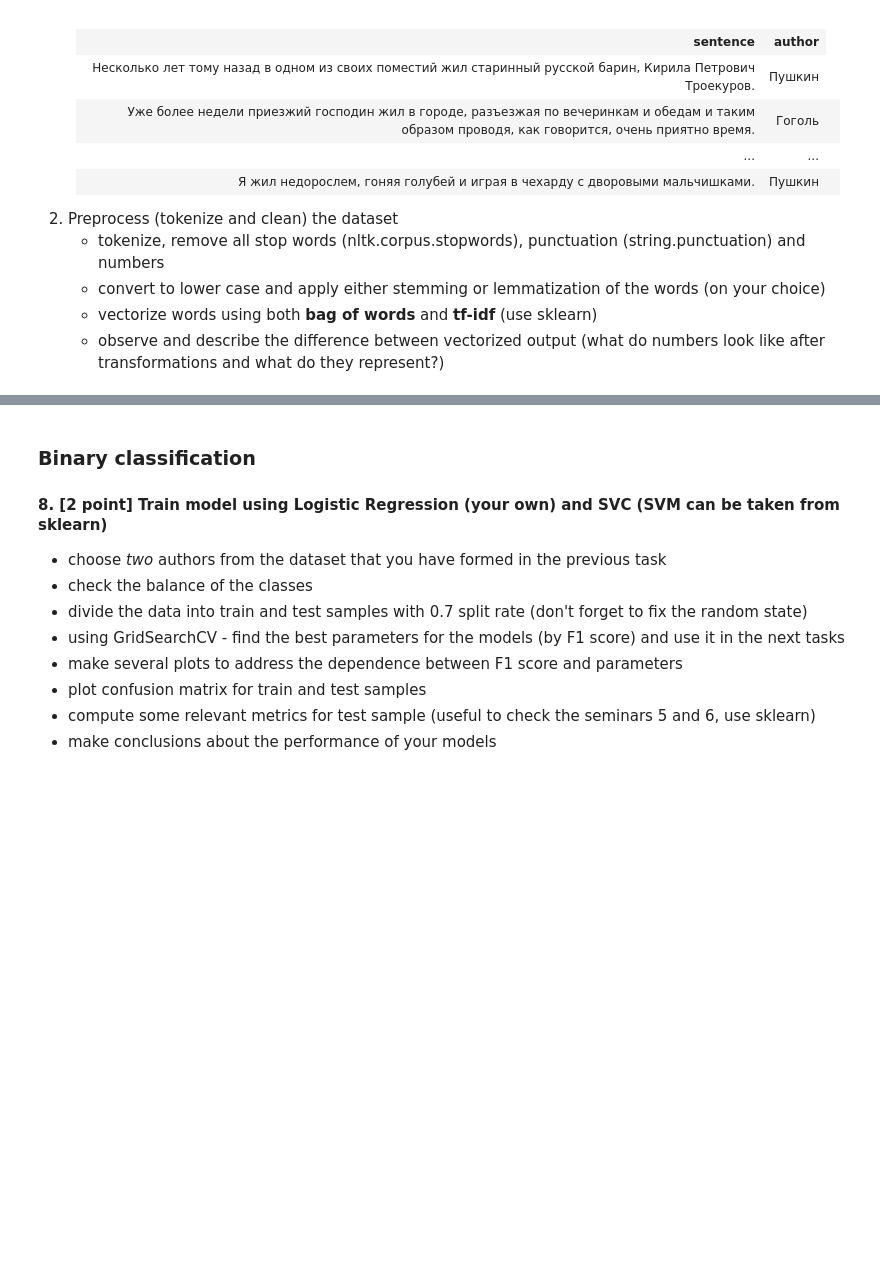
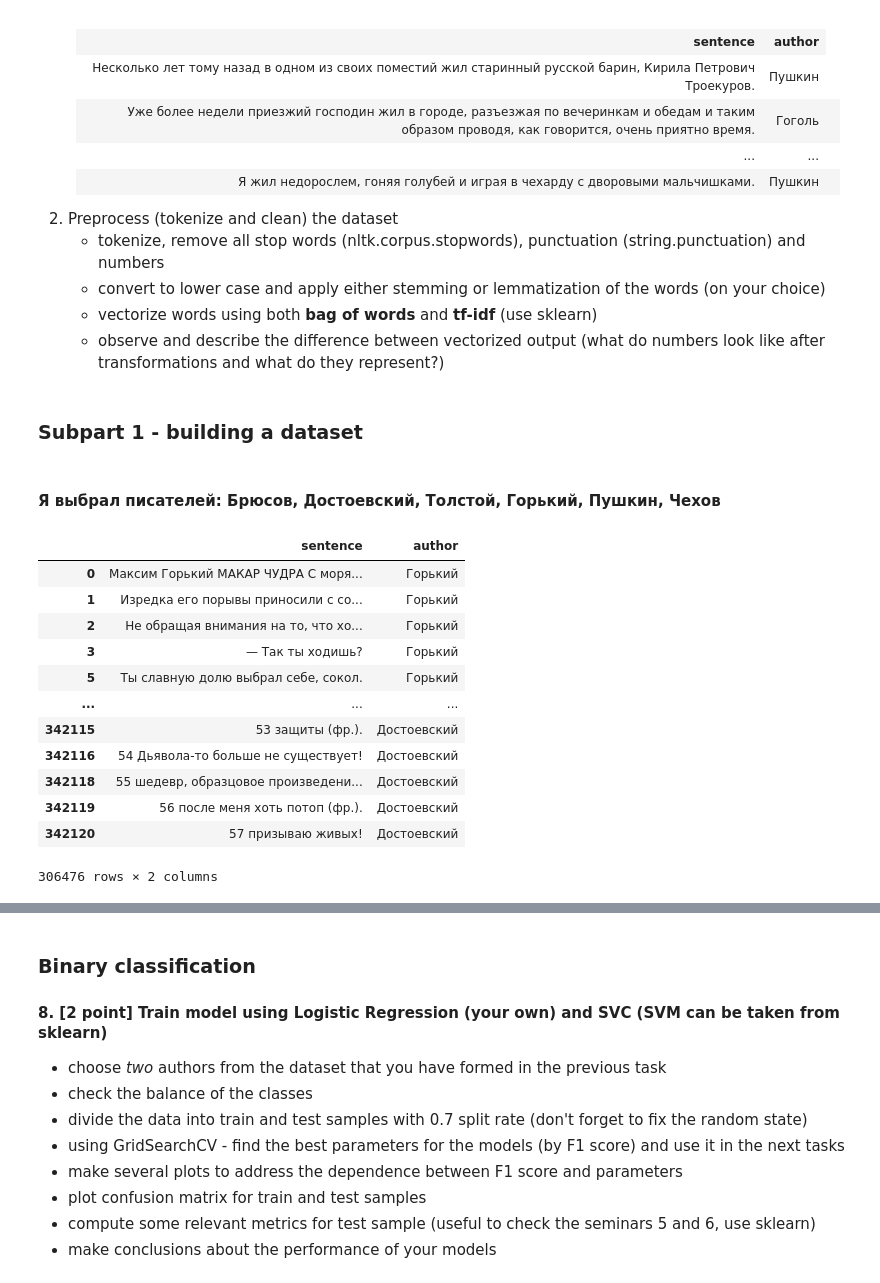
Before and after one commit to ProbablyDead/ml_hse_hw, a Jupyter notebook: hw3/HW3_v8.ipynb, the cells around one changed output, grey strips where cells are left out. Cells and saved outputs as stored; diff of their text form; code cells hidden in the pictures; blank space fills up the shorter version.

```diff
--- a/hw3/HW3_v8.ipynb
+++ b/hw3/HW3_v8.ipynb
@@ -229,0 +291,41 @@ We are going to form a dataset that we will use in the following tasks for binar
+# %% [markdown]
+### **Subpart 1** - building a dataset
+# %% [markdown]
+#### Я выбрал писателей: Брюсов, Достоевский, Толстой, Горький, Пушкин, Чехов
+# %%
+proportion = [5000, 15000, 8000, 11000, 20000, 3000]
+proportion.sort(reverse=True)
+path_to_dataset = './dataset'
+max_len = 15
+# %%
+import os, re, nltk
+
+def get_dataset(path):
+    tokenizer = nltk.PunktSentenceTokenizer()
+    dataset = []
+    for dir in os.listdir(path):
+        cur_dir = os.path.join(path, dir)
+        if os.path.isdir(cur_dir):
+            for file in os.listdir(cur_dir):
+                with open(os.path.join(cur_dir, file), encoding='utf8') as f:
+                    dataset += [ (sentence, dir) for sentence in tokenizer.tokenize(f.read().replace('\n', ' ')) ]
+
+    return pd.DataFrame(dataset, columns=['sentence', 'author'])
+# %%
+data = get_dataset(path_to_dataset)
+data = data[data.sentence.str.len() - 1 >= max_len]  # Я не беру в расчет знак препинания в конце предложения
+data
+# %% [output]
+|  | sentence | author |
+| 0 | Максим Горький МАКАР ЧУДРА С моря... | Горький |
+| 1 | Изредка его порывы приносили с со... | Горький |
+| 2 | Не обращая внимания на то, что хо... | Горький |
+| 3 | — Так ты ходишь? | Горький |
+| 5 | Ты славную долю выбрал себе, сокол. | Горький |
+| ... | ... | ... |
+| 342115 | 53 защиты (фр.). | Достоевский |
+| 342116 | 54 Дьявола-то больше не существует! | Достоевский |
+| 342118 | 55 шедевр, образцовое произведени... | Достоевский |
+| 342119 | 56 после меня хоть потоп (фр.). | Достоевский |
+| 342120 | 57 призываю живых! | Достоевский |
+306476 rows × 2 columns
```
Also changed, not shown: parts of 31 cells of this notebook.
